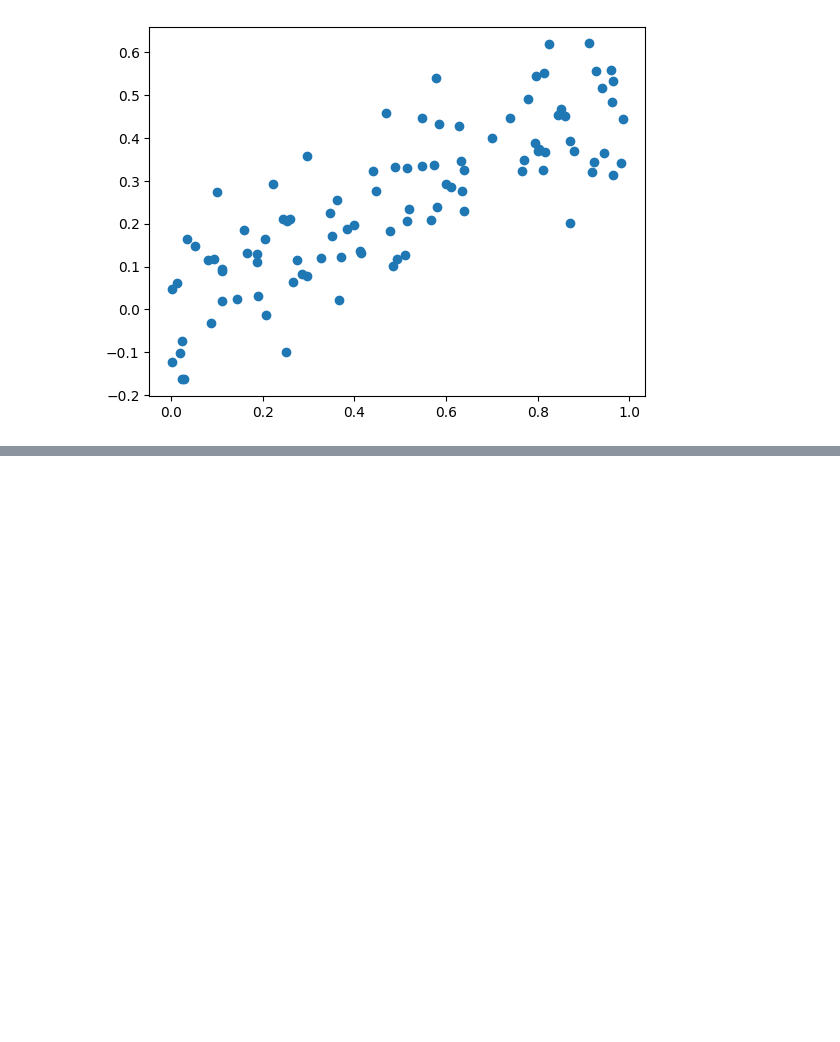
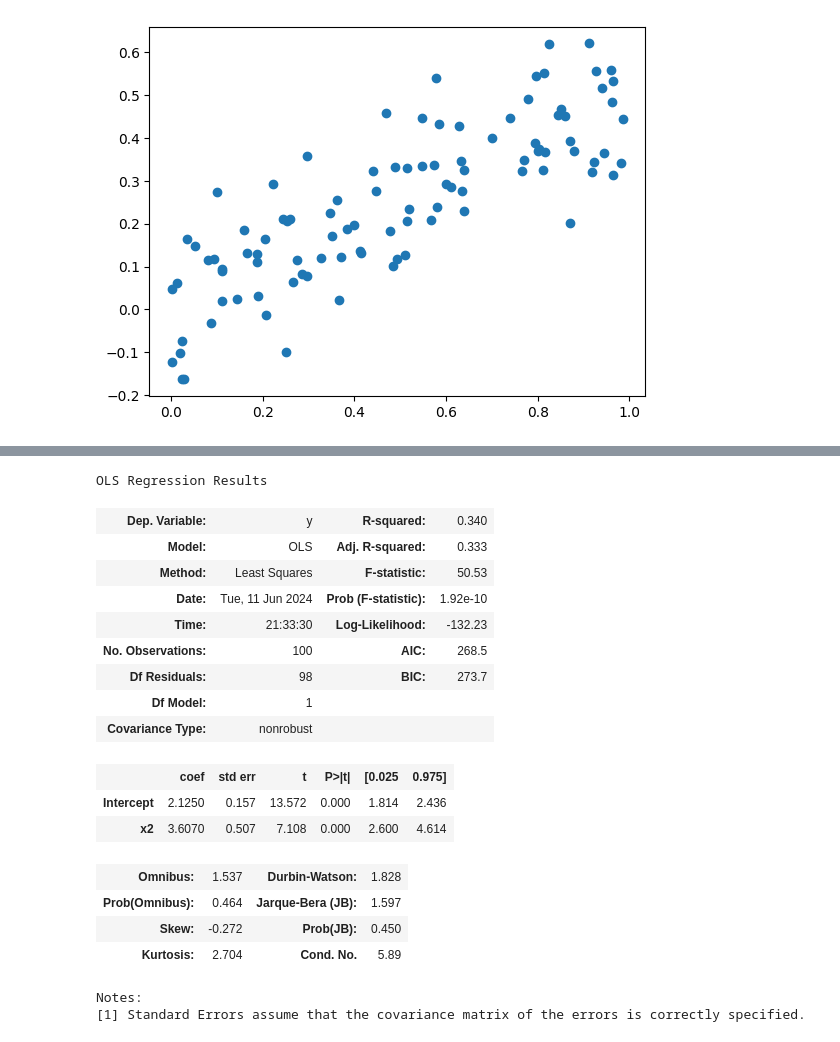
Before and after one commit to lucasdoherty/islp, a Jupyter notebook: chapter_3/exercise_14.ipynb, the cells around one changed output, grey strips where cells are left out. Saved outputs shown, nothing was run; the diff lists cells and outputs as text; code cells hidden in the pictures; blank space fills up the shorter version.

```diff
--- a/chapter_3/exercise_14.ipynb
+++ b/chapter_3/exercise_14.ipynb
@@ -73,0 +98,29 @@ Notes:
+# %%
+# (e) Now fit a least squares regression to predict y using only x2.
+# Comment on your results. Can you reject the null hypothesis H0 : β1 = 0?
+
+results_3 = smf.ols("y ~ x2", df).fit()
+
+results_3.summary()
+
+# We can reject the null hypothesis hypothesis H0 : β1 = 0.
+# %% [output]
+OLS Regression Results
+| Dep. Variable: | y | R-squared: | 0.340 |
+| Model: | OLS | Adj. R-squared: | 0.333 |
+| Method: | Least Squares | F-statistic: | 50.53 |
+| Date: | Tue, 11 Jun 2024 | Prob (F-statistic): | 1.92e-10 |
+| Time: | 21:33:30 | Log-Likelihood: | -132.23 |
+| No. Observations: | 100 | AIC: | 268.5 |
+| Df Residuals: | 98 | BIC: | 273.7 |
+| Df Model: | 1 |  |  |
+| Covariance Type: | nonrobust |  |  |
+|  | coef | std err | t | P>|t| | [0.025 | 0.975] |
+| Intercept | 2.1250 | 0.157 | 13.572 | 0.000 | 1.814 | 2.436 |
+| x2 | 3.6070 | 0.507 | 7.108 | 0.000 | 2.600 | 4.614 |
+| Omnibus: | 1.537 | Durbin-Watson: | 1.828 |
+| Prob(Omnibus): | 0.464 | Jarque-Bera (JB): | 1.597 |
+| Skew: | -0.272 | Prob(JB): | 0.450 |
+| Kurtosis: | 2.704 | Cond. No. | 5.89 |
+Notes:
+[1] Standard Errors assume that the covariance matrix of the errors is correctly specified.
```
Also changed, not shown: parts of 10 cells of this notebook.
